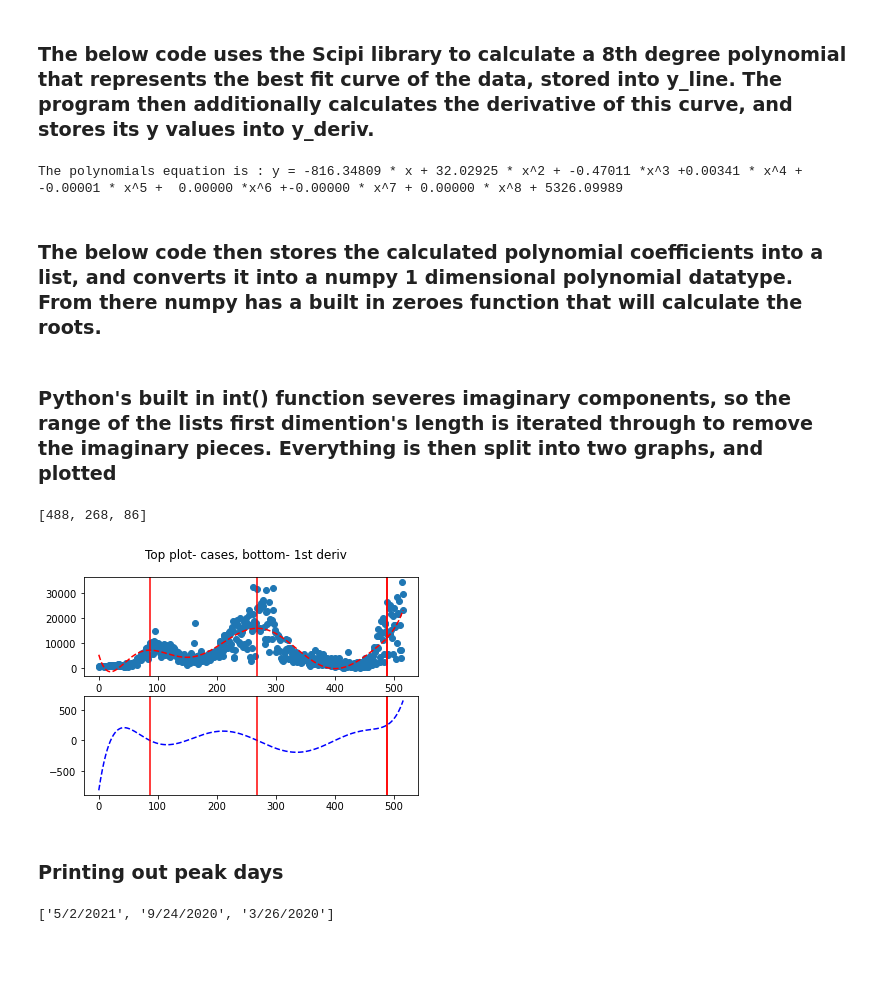
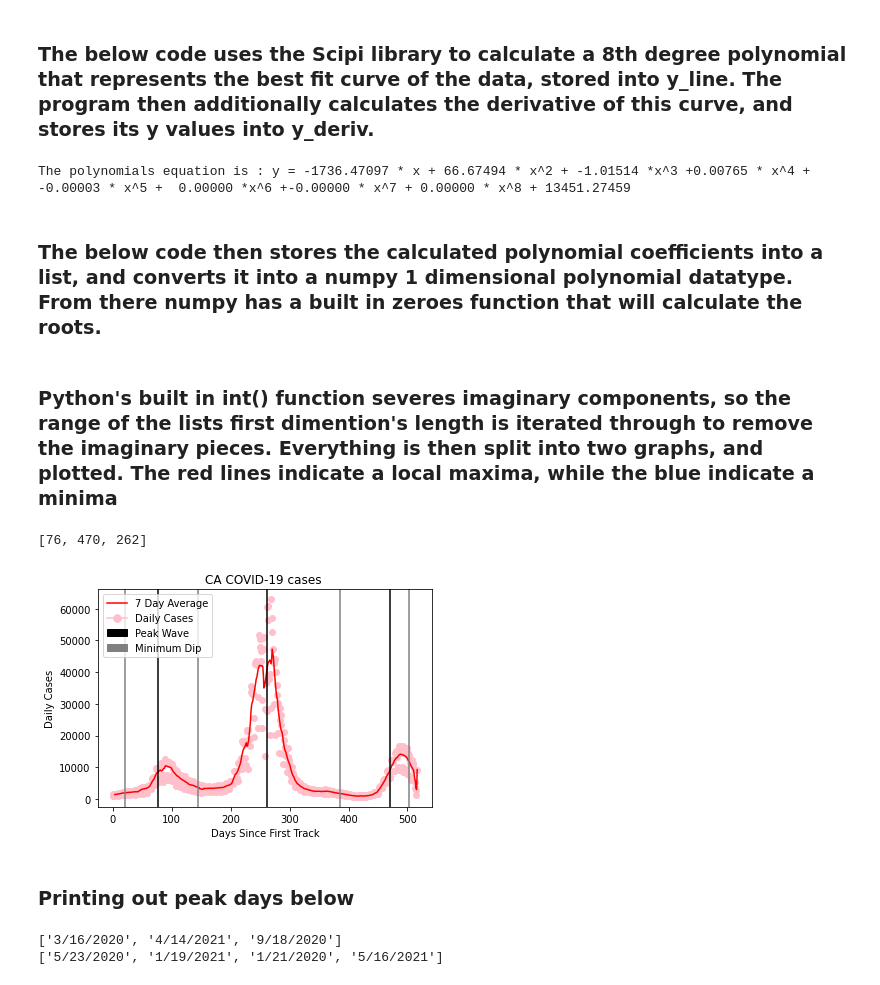
Before and after one commit to Azal-Amer/DataScienceTutorial, a Jupyter notebook: PandasCovidStateTracking/main.ipynb, the cells around one changed output. Saved outputs shown, nothing was run; the diff lists cells and outputs as text; code cells hidden in the pictures; blank space fills up the shorter version.

Commit message:
Added weekly average graph
Tidied up the generated matplotlib graph to be presentable with a legend and colorcoding
Overall bug fixed and optimizations

```diff
--- a/PandasCovidStateTracking/main.ipynb
+++ b/PandasCovidStateTracking/main.ipynb
@@ -98,9 +147,13 @@ from numpy import arange
 import numpy as np
 def objective(x, a, b, c,d,e,f,g,h,i):
 	return a * x + b * x**2 + c*x**3 +d*x**4 +e*x**5 +f*x**6 +g*x**7+h*x**8 +i
-y = stateCases('TX')[0]
-x = stateCases('TX')[1]
-
+state = 'CA'
+x=[]
+y = []
+casesData = stateCasesAverage(state)
+for i in range(len(casesData)):
+    y.append(casesData[i][0])
+    x.append(casesData[i][1])
 popt, _ = curve_fit(objective, x, y)
 a,b,c,d,e,f,g,h,i = popt
 
@@ -112,7 +165,7 @@ def derivative(x, a, b, c,d,e,f,g,h,i):
 x_deriv = arange(min(x), max(x), .01)
 y_deriv = derivative(x_line, a, b, c,d,e,f,g,h,i)
 # %% [output]
-The polynomials equation is : y = -816.34809 * x + 32.02925 * x^2 + -0.47011 *x^3 +0.00341 * x^4 + -0.00001 * x^5 +  0.00000 *x^6 +-0.00000 * x^7 + 0.00000 * x^8 + 5326.09989
+The polynomials equation is : y = -1736.47097 * x + 66.67494 * x^2 + -1.01514 *x^3 +0.00765 * x^4 + -0.00003 * x^5 +  0.00000 *x^6 +-0.00000 * x^7 + 0.00000 * x^8 + 13451.27459
 # %% [markdown]
 ### The below code then stores the calculated polynomial coefficients into a list, and converts it into a numpy 1 dimensional polynomial datatype. From there numpy has a built in zeroes function that will calculate the roots.
 # %%
@@ -120,39 +173,64 @@ coeff = [a,2*b,3*c,4*d,5*e,6*f,7*g,8*h]
 zeroes = np.poly1d(list(reversed(coeff)))
 roots = zeroes.r
 # %% [markdown]
-### Python's built in int() function severes imaginary components, so the range of the lists first dimention's length is iterated through to remove the imaginary pieces. Everything is then split into two graphs, and plotted
+### Python's built in int() function severes imaginary components, so the range of the lists first dimention's length is iterated through to remove the imaginary pieces. Everything is then split into two graphs, and plotted. The red lines indicate a local maxima, while the blue indicate a minima
 # %%
-fig, axs = ply.subplots(2)
-axs[0].scatter(x, y)
-axs[0].plot(x_line, y_line, '--', color='red')
-axs[1].plot(x_deriv, y_deriv, '--', color='blue')
+# fig, axs = ply.subplots(2)
+import matplotlib.patches as mpatches
+import matplotlib.lines as mlines
+ply.plot(x, y,color = 'red', label = '7 Day Average')
+ply.scatter(stateCases(state)[1],stateCases(state)[0],color = 'pink', label = 'Daily cases')
 
-fig.suptitle('Top plot- cases, bottom- 1st deriv')
+# ply.plot(x_line, y_line, '--', color='pink')
+# axs[1].plot(x_deriv, y_deriv, '--', color='blue')
+
+ply.title(state + ' COVID-19 cases ')
 localMaxima = []
+localMinima = []
 j=0
+k= 0
 for i in range(roots.shape[0]):
     roots[i] = int(roots[i])
 
     if derivative(roots[i]-5, a, b, c,d,e,f,g,h,i) >0:
         localMaxima.append(int(roots[i]))
-        axs[0].axvline(x=localMaxima[j],color = 'r')
-        axs[1].axvline(x=localMaxima[j],color = 'r')
+        ply.axvline(x=localMaxima[j],color = 'black')
+        # axs[1].axvline(x=localMaxima[j],color = 'r')
         j+=1
+    if derivative(roots[i]+5, a, b, c,d,e,f,g,h,i) >0:
+        localMinima.append(int(roots[i]))
+        ply.axvline(x=localMinima[k],color = 'grey')
+        # axs[1].axvline(x=localMinima[k],color = 'b')
+        k+=1
 localMaxima  = list(set(localMaxima))
+localMinima  = list(set(localMinima))
+
 # Deleting doubles
 print(localMaxima)
+black_patch = mpatches.Patch(color='black', label='Peak Wave')
+grey_patch = mpatches.Patch(color='grey', label='Minimum Dip')
+red_line = mlines.Line2D([], [], color='red', markersize=15, label='7 Day Average')
+pink_dots = mlines.Line2D([], [], color='pink',marker ='.', markersize=15, label='Daily Cases')
+ply.legend(loc="upper left",handles=[red_line,pink_dots,black_patch,grey_patch])
+ply.xlabel("Days Since First Track")
+ply.ylabel("Daily Cases")
 ply.show()
 # %% [output]
-[488, 268, 86]
+[76, 470, 262]
-[figure, old version]
+[figure, new version]
 # %% [markdown]
-### Printing out peak days
+### Printing out peak days below
 # %%
 for i in range(len(localMaxima)):
     localMaxima[i] = dateCounterReverse(localMaxima[i])
     convert = str(localMaxima[i][0])+'/'+str(localMaxima[i][1])+'/'+str(localMaxima[i][2])
     localMaxima[i] = convert
-
+for i in range(len(localMinima)):
+    localMinima[i] = dateCounterReverse(localMinima[i])
+    convert = str(localMinima[i][0])+'/'+str(localMinima[i][1])+'/'+str(localMinima[i][2])
+    localMinima[i] = convert
 print(localMaxima)
+print(localMinima)
 # %% [output]
-['5/2/2021', '9/24/2020', '3/26/2020']
+['3/16/2020', '4/14/2021', '9/18/2020']
+['5/23/2020', '1/19/2021', '1/21/2020', '5/16/2021']
```
Also changed, not shown: parts of 8 cells of this notebook.
